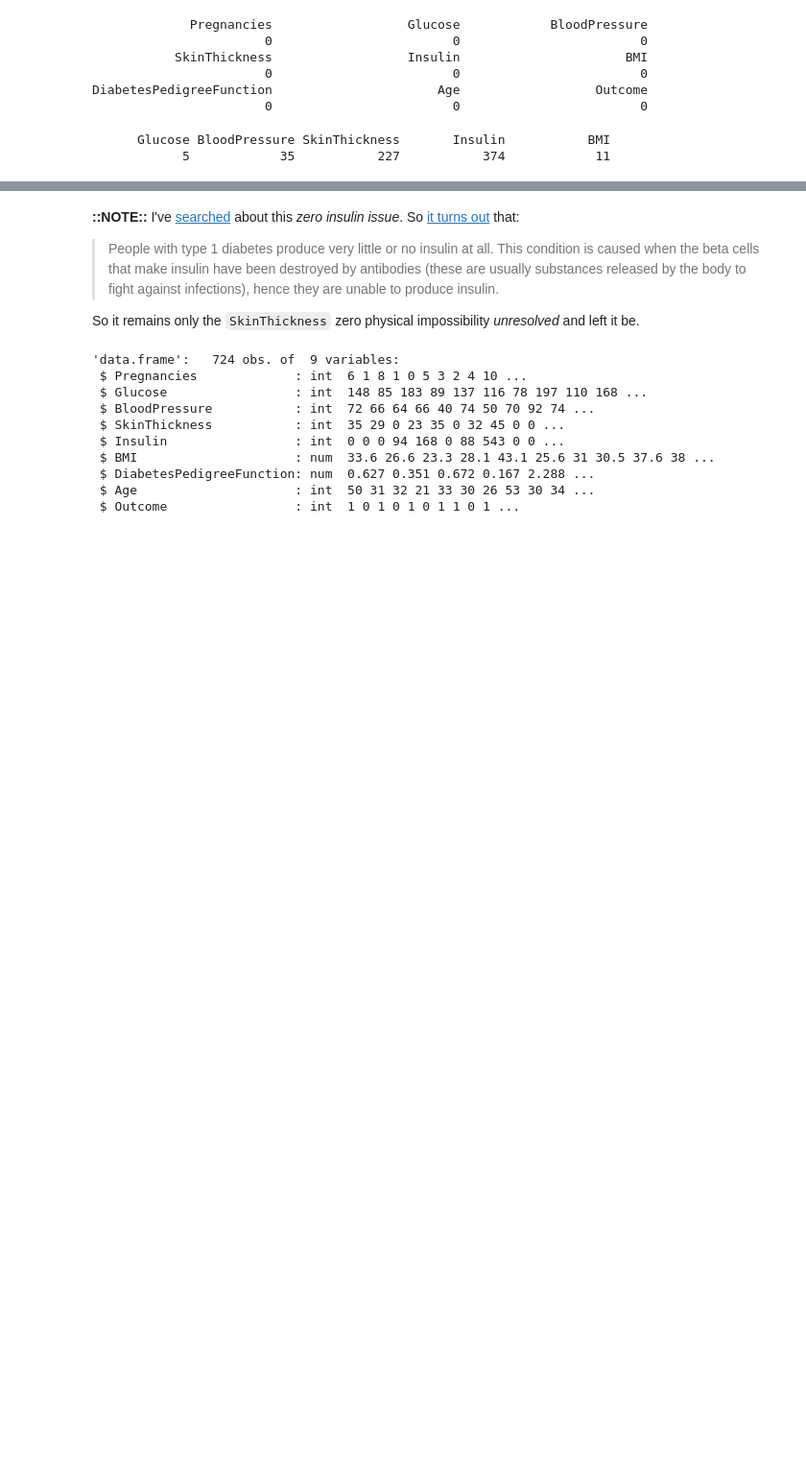
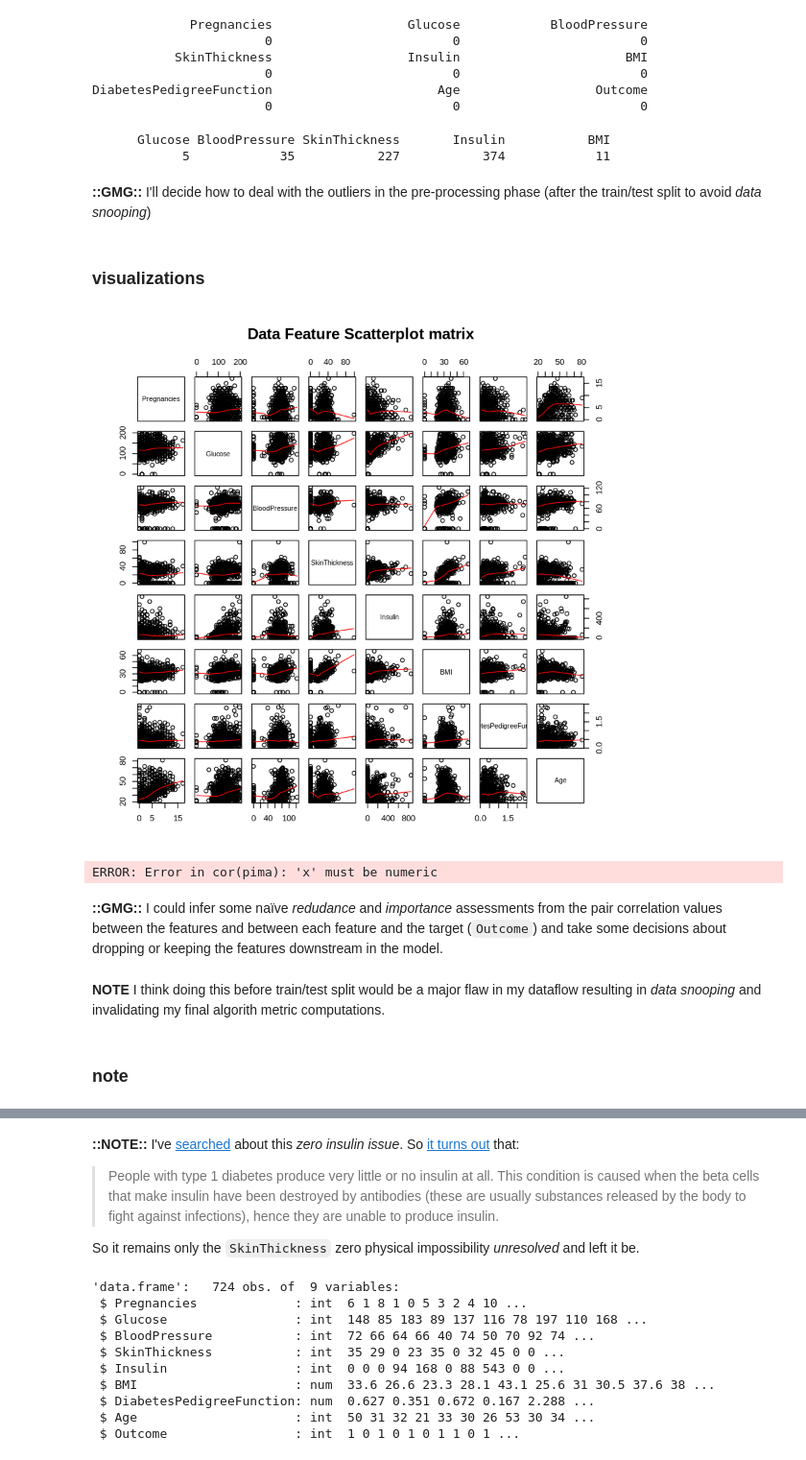
Before and after one commit to yerartdev/tfm-pb, a Jupyter notebook: poc-class-r-pima-indians-diabetes.ipynb, the cells around one changed output, grey strips where cells are left out. Shown at 96% size. Saved outputs shown, nothing was run; the diff lists cells and outputs as text; code cells hidden in the pictures; blank space fills up the shorter version.

Commit message:
Binary Classification Proof of Concept in R: add comments, split sections dataset, eda; add pre-processing after train/test split to avoid data snooping (pending cells, normalize?)

```diff
--- a/poc-class-r-pima-indians-diabetes.ipynb
+++ b/poc-class-r-pima-indians-diabetes.ipynb
@@ -326,3 +344,30 @@ apply(X = pima[c("Glucose", "BloodPressure", "SkinThickness", "Insulin", "BMI")]
 # %% [output]
       Glucose BloodPressure SkinThickness       Insulin           BMI
             5            35           227           374            11
+# %% [markdown]
+**::GMG::** I'll decide how to deal with the outliers in the pre-processing phase (after the train/test split to avoid *data snooping*)
+# %% [markdown]
+### visualizations
+# %%
+#::GMG::pair plot to see correlations between pairs of features
+#::NOTE::See also:
+# https://www.statmethods.net/advgraphs/trellis.html
+# https://www.statmethods.net/graphs/scatterplot.html
+# https://www.statmethods.net/advgraphs/layout.html
+# https://www.r-bloggers.com/scatterplot-matrices-pair-plots-with-cdata-and-ggplot2/
+pairs(pima[1:8],
+      pch = 21,
+      main = 'Data Feature Scatterplot matrix',
+      panel = panel.smooth
+     )
+# %% [output]
+[figure, added]
+# %%
+#::GMG::Another way to see correlations with corrplot
+# http://www.sthda.com/english/wiki/visualize-correlation-matrix-using-correlogram
+# https://stat.ethz.ch/R-manual/R-devel/library/stats/html/cor.html
+# https://www.statmethods.net/stats/correlations.html
+#::NOTE::Se also https://www.statmethods.net/advgraphs/correlograms.html
+M <- cor(pima)
+# %% [output]
+ERROR: Error in cor(pima): 'x' must be numeric
@@ -328,0 +379,6 @@ apply(X = pima[c("Glucose", "BloodPressure", "SkinThickness", "Insulin", "BMI")]
+# %% [markdown]
+**::GMG::** I could infer some naïve *redudance* and *importance* assessments from the pair correlation values between the features and between each feature and the target (`Outcome`) and take some decisions about dropping or keeping the features downstream in the model.
+# %% [markdown]
+**NOTE** I think doing this before train/test split would be a major flaw in my dataflow resulting in *data snooping* and invalidating my final algorith metric computations.
+# %% [markdown]
+### note
```
Also changed, not shown: parts of 56 cells of this notebook.
